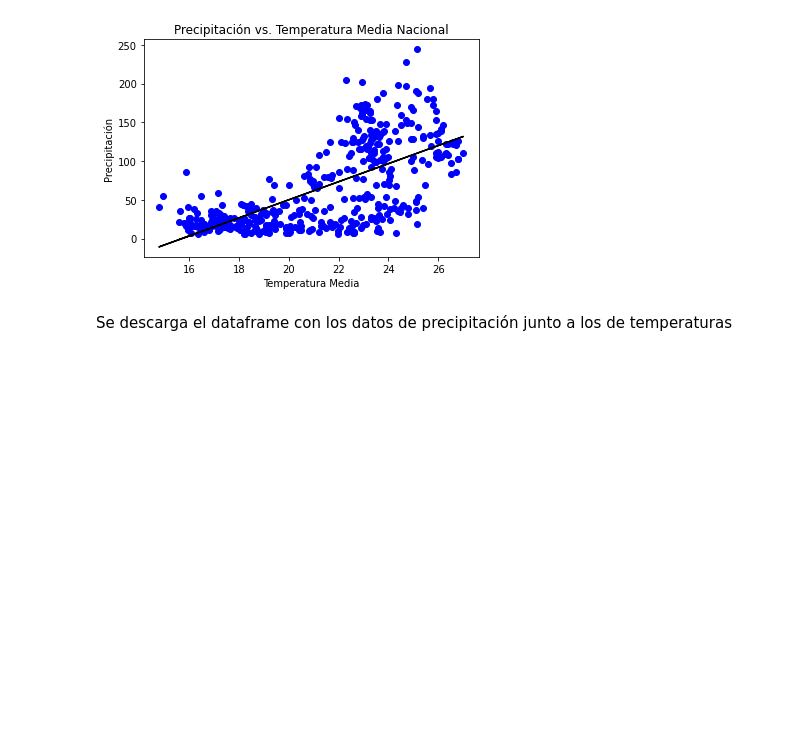
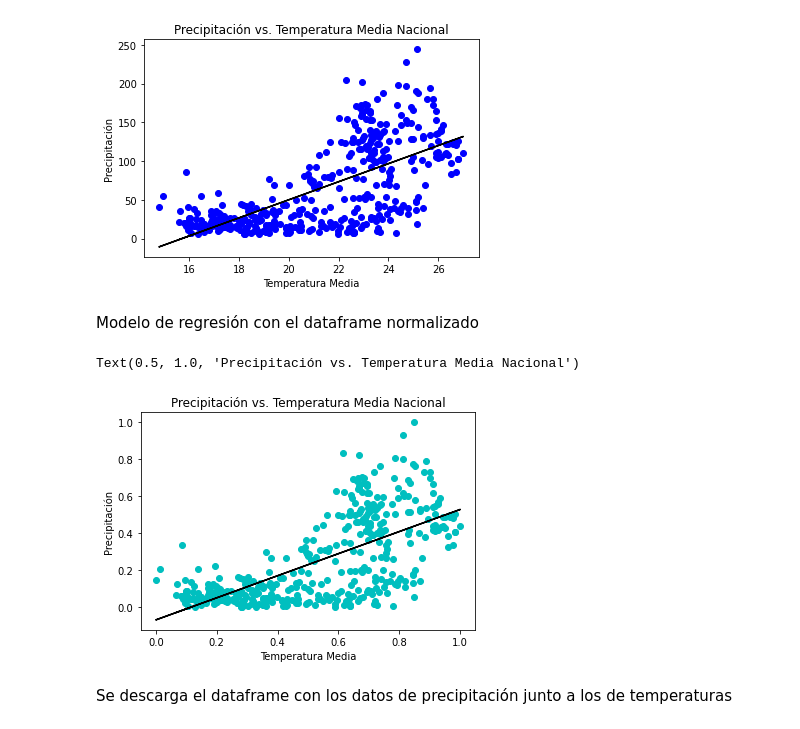
Before and after one commit to AdrianDiazGaxiola/Proyecto-Final, a Jupyter notebook: Precipitación.ipynb, the cells around one changed output. Saved outputs shown, nothing was run; the diff lists cells and outputs as text; code cells hidden in the pictures; blank space fills up the shorter version.

Commit message:
Se ha agregado una función para crear un modelo de regresión linear entre la precipitación y la temperatura media nacional, ahora utilizando un dataframe normalizado.

```diff
--- a/Precipitación.ipynb
+++ b/Precipitación.ipynb
@@ -180,6 +179,27 @@ plt.title('Precipitación vs. Temperatura Media Nacional')
 # %% [output]
 Text(0.5, 1.0, 'Precipitación vs. Temperatura Media Nacional')
 [figure]
+# %% [markdown]
+Modelo de regresión con el dataframe normalizado
+# %%
+scaler = MinMaxScaler()
+df2 = df1[['T_Med', 'Precipitacion']]
+
+normalized_df=(df2-df2.min())/(df2.max()-df2.min())
+
+X = normalized_df[['T_Med']]
+y = normalized_df['Precipitacion']
+regressor = LinearRegression()
+regressor.fit(X, y)
+
+plt.plot(X, y, 'co')
+plt.plot(X, regressor.predict(X), '-k')
+plt.xlabel('Temperatura Media')
+plt.ylabel('Precipitación')
+plt.title('Precipitación vs. Temperatura Media Nacional')
+# %% [output]
+Text(0.5, 1.0, 'Precipitación vs. Temperatura Media Nacional')
+[figure, added]
 # %% [markdown]
 Se descarga el dataframe con los datos de precipitación junto a los de temperaturas
 # %%
```
Also changed, not shown: parts of 2 cells of this notebook.
